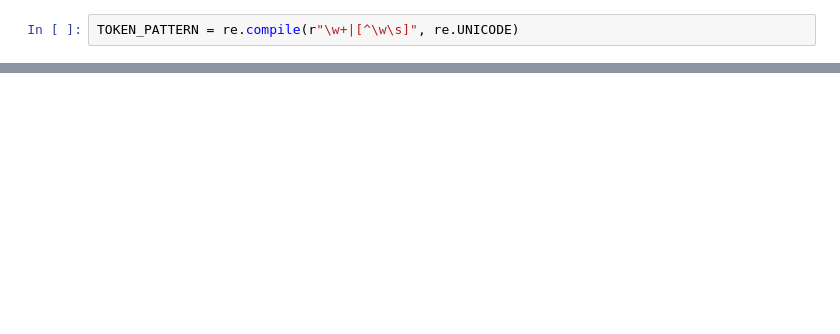
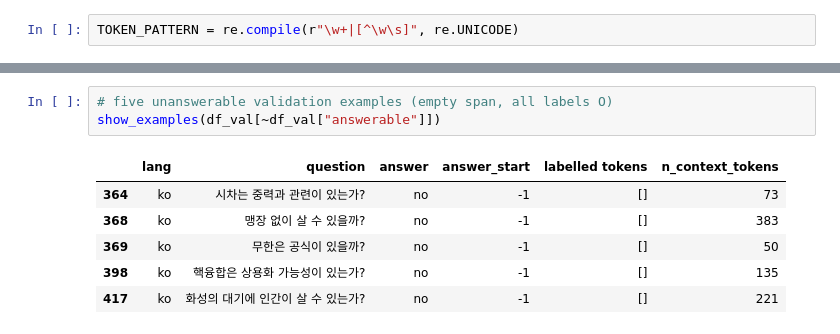
Before and after one commit to Legenden84/msc-nlp-2026, a Jupyter notebook: project_notebooks/nlp_project_2.ipynb, the cells around one changed output, grey strips where cells are left out. Drawn from its saved outputs; the diff is of its cells as text; blank space fills up the shorter version.

```diff
--- a/project_notebooks/nlp_project_2.ipynb
+++ b/project_notebooks/nlp_project_2.ipynb
@@ -60,0 +411,10 @@ def tokenize_with_offsets(text):
+# %%
+# five unanswerable validation examples (empty span, all labels O)
+show_examples(df_val[~df_val["answerable"]])
+# %% [output]
+|  | lang | question | answer | answer_start | labelled tokens | n_context_tokens |
+| 364 | ko | 시차는 중력과 관련이 있는가? | no | -1 | [] | 73 |
+| 368 | ko | 맹장 없이 살 수 있을까? | no | -1 | [] | 383 |
+| 369 | ko | 무한은 공식이 있을까? | no | -1 | [] | 50 |
+| 398 | ko | 핵융합은 상용화 가능성이 있는가? | no | -1 | [] | 135 |
+| 417 | ko | 화성의 대기에 인간이 살 수 있는가? | no | -1 | [] | 221 |
```
Also changed, not shown: parts of 30 cells of this notebook.
